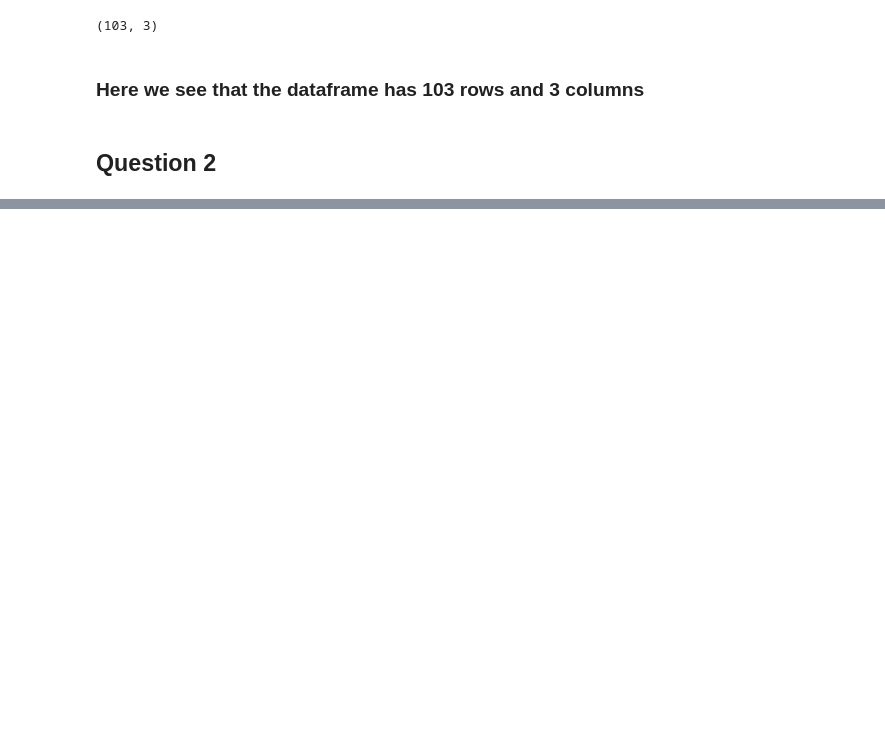
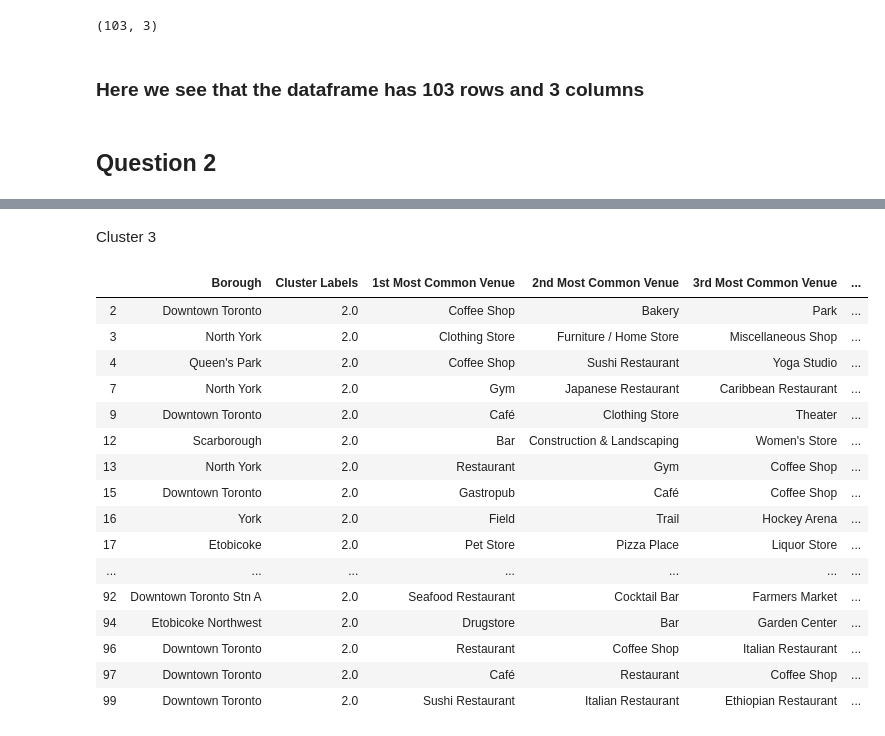
Before and after one commit to bhargav1000/Coursera_Capstone, a Jupyter notebook: Capstone3.ipynb, the cells around one changed output, grey strips where cells are left out. Drawn from its saved outputs; the diff is of its cells as text; code cells hidden in the pictures; blank space fills up the shorter version.

```diff
--- a/Capstone3.ipynb
+++ b/Capstone3.ipynb
@@ -102,0 +550,22 @@ df.shape
+# %% [markdown]
+Cluster 3
+# %%
+toronto_merged_nonan.loc[toronto_merged_nonan['Cluster Labels'] == 2, toronto_merged_nonan.columns[[1] + list(range(5, toronto_merged_nonan.shape[1]))]]
+# %% [output]
+|  | Borough | Cluster Labels | 1st Most Common Venue | 2nd Most Common Venue | 3rd Most Common Venue | ... |
+| 2 | Downtown Toronto | 2.0 | Coffee Shop | Bakery | Park | ... |
+| 3 | North York | 2.0 | Clothing Store | Furniture / Home Store | Miscellaneous Shop | ... |
+| 4 | Queen's Park | 2.0 | Coffee Shop | Sushi Restaurant | Yoga Studio | ... |
+| 7 | North York | 2.0 | Gym | Japanese Restaurant | Caribbean Restaurant | ... |
+| 9 | Downtown Toronto | 2.0 | Café | Clothing Store | Theater | ... |
+| 12 | Scarborough | 2.0 | Bar | Construction & Landscaping | Women's Store | ... |
+| 13 | North York | 2.0 | Restaurant | Gym | Coffee Shop | ... |
+| 15 | Downtown Toronto | 2.0 | Gastropub | Café | Coffee Shop | ... |
+| 16 | York | 2.0 | Field | Trail | Hockey Arena | ... |
+| 17 | Etobicoke | 2.0 | Pet Store | Pizza Place | Liquor Store | ... |
+| ... | ... | ... | ... | ... | ... | ... |
+| 92 | Downtown Toronto Stn A | 2.0 | Seafood Restaurant | Cocktail Bar | Farmers Market | ... |
+| 94 | Etobicoke Northwest | 2.0 | Drugstore | Bar | Garden Center | ... |
+| 96 | Downtown Toronto | 2.0 | Restaurant | Coffee Shop | Italian Restaurant | ... |
+| 97 | Downtown Toronto | 2.0 | Café | Restaurant | Coffee Shop | ... |
+| 99 | Downtown Toronto | 2.0 | Sushi Restaurant | Italian Restaurant | Ethiopian Restaurant | ... |
```
Also changed, not shown: parts of 69 cells of this notebook.
